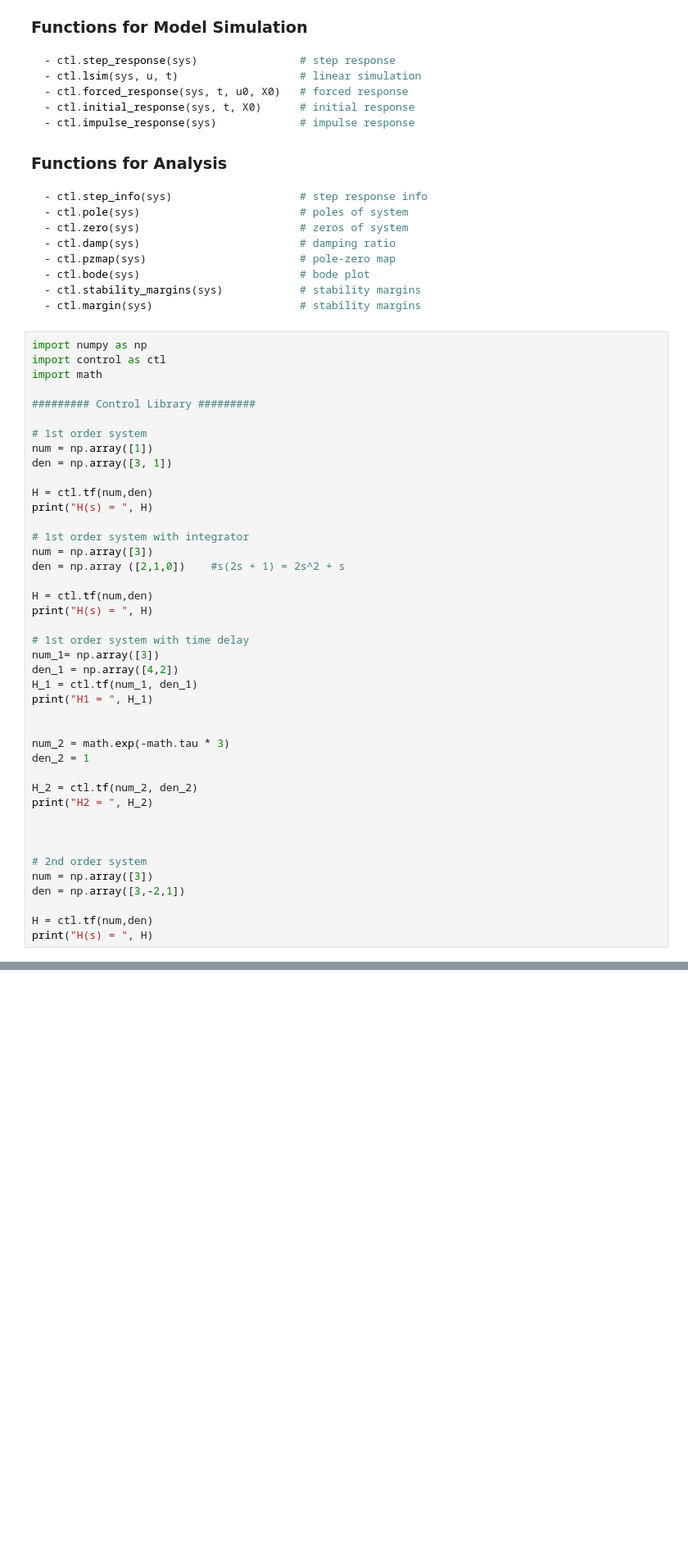
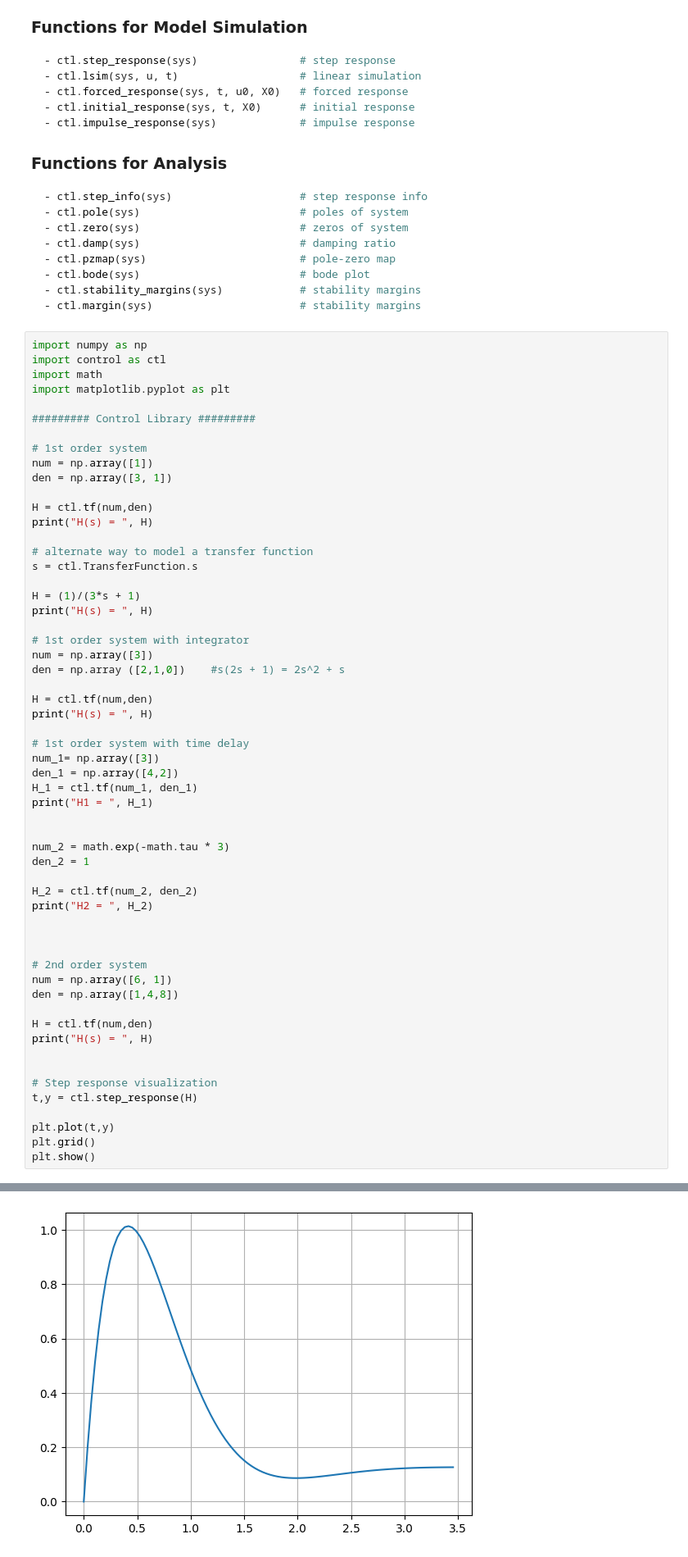
Before and after one commit to bharadwaj-chukkala/controls_python, a Jupyter notebook: Transfer_functions.ipynb, the cells around one changed output, grey strips where cells are left out. Shown: that part at 82% size. Saved outputs shown, nothing was run; the diff lists cells and outputs as text; blank space fills up the shorter version.

```diff
--- a/Transfer_functions.ipynb
+++ b/Transfer_functions.ipynb
@@ -47,6 +47,7 @@
 import numpy as np
 import control as ctl
 import math
+import matplotlib.pyplot as plt
 
 ######### Control Library #########
 
@@ -55,6 +56,12 @@ num = np.array([1])
 den = np.array([3, 1])
 
 H = ctl.tf(num,den)
+print("H(s) = ", H)
+
+# alternate way to model a transfer function
+s = ctl.TransferFunction.s
+
+H = (1)/(3*s + 1)
 print("H(s) = ", H)
 
 # 1st order system with integrator
@@ -80,9 +87,17 @@ print("H2 = ", H_2)
 
 
 # 2nd order system
-num = np.array([3])
-den = np.array([3,-2,1])
+num = np.array([6, 1])
+den = np.array([1,4,8])
 
 H = ctl.tf(num,den)
 print("H(s) = ", H)
+
+
+# Step response visualization
+t,y = ctl.step_response(H)
+
+plt.plot(t,y)
+plt.grid()
+plt.show()
 # %% [output]
@@ -106,3 +121,4 @@ H(s) =
+[figure, added]
 # %%
 import numpy as np
 import scipy.signal as sig
```
Also changed, not shown: parts of 14 cells of this notebook.
